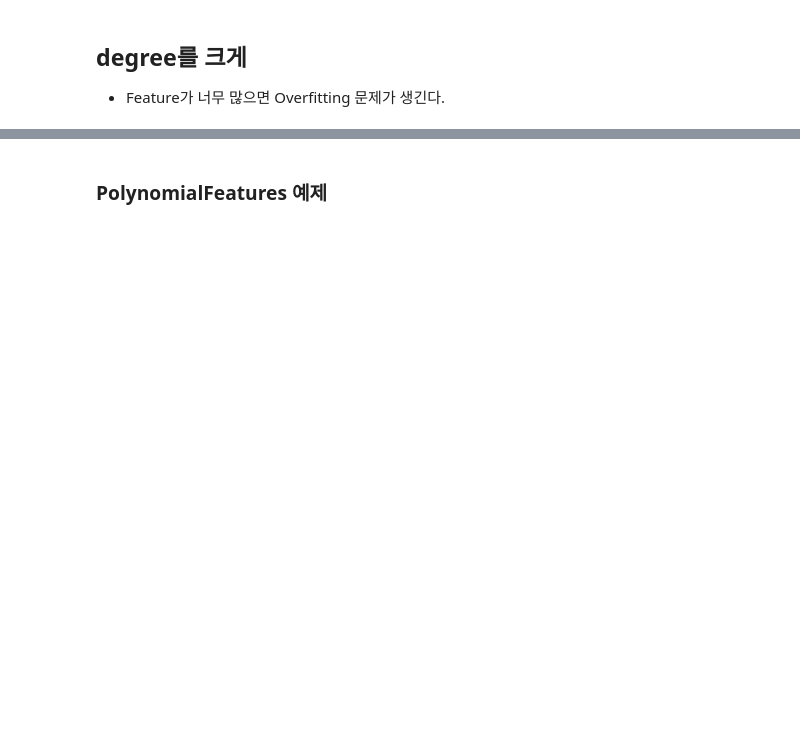
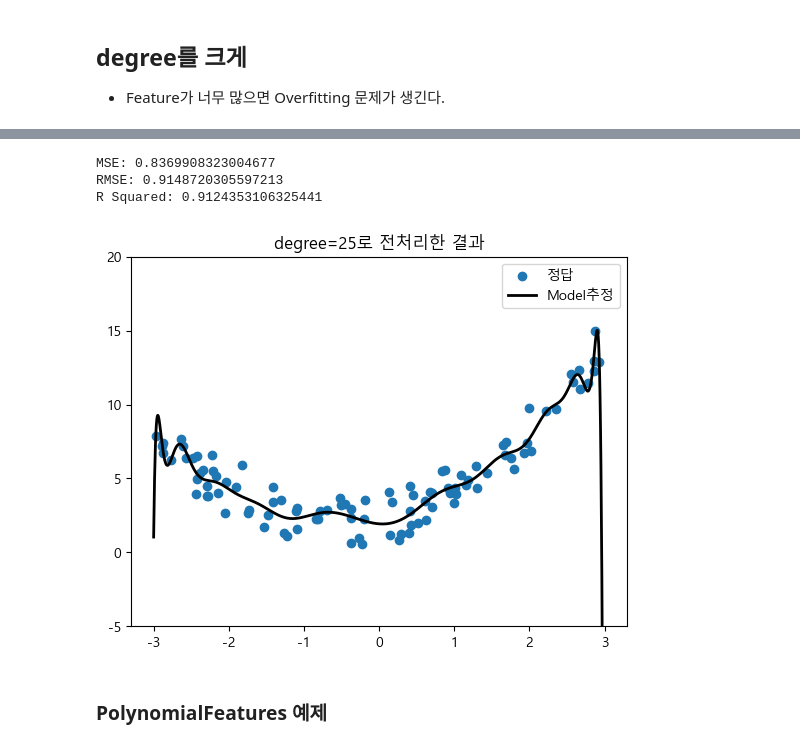
Before and after one commit to rudwo524/SKN13_KyungJae, a Jupyter notebook: 08_머신러닝/12_선형모델_선형회귀.ipynb, the cells around one changed output, grey strips where cells are left out. Saved outputs shown, nothing was run; the diff lists cells and outputs as text; code cells hidden in the pictures; blank space fills up the shorter version.

```diff
--- a/08_머신러닝/12_선형모델_선형회귀.ipynb
+++ b/08_머신러닝/12_선형모델_선형회귀.ipynb
@@ -260,15 +346,21 @@ lr3.fit(X_poly3, y)
 # %%
 pred3 = lr3.predict(X_poly3)
-print_regression_metrcis(y, pred3)
+metrics.print_regression_metrcis(y, pred3) #sdwe
+# %% [output]
+MSE: 0.8369908323004677
+RMSE: 0.9148720305597213
+R Squared: 0.9124353106325441
 # %%
 # degree=25 시각화
 y_hat = lr3.predict(pnf3.transform(X_new))
 plt.scatter(X, y, label="정답")
 plt.plot(X_new, y_hat, color='k', linewidth=2, label="Model추정")
 plt.legend()
 plt.title("degree=25로 전처리한 결과")
-# plt.ylim(-5, 20)
+plt.ylim(-5, 20)
 plt.show()
+# %% [output]
+[figure, added]
 # %% [markdown]
 ### PolynomialFeatures 예제
 # %%
```
Also changed, not shown: parts of 49 cells of this notebook, 19 other files.
